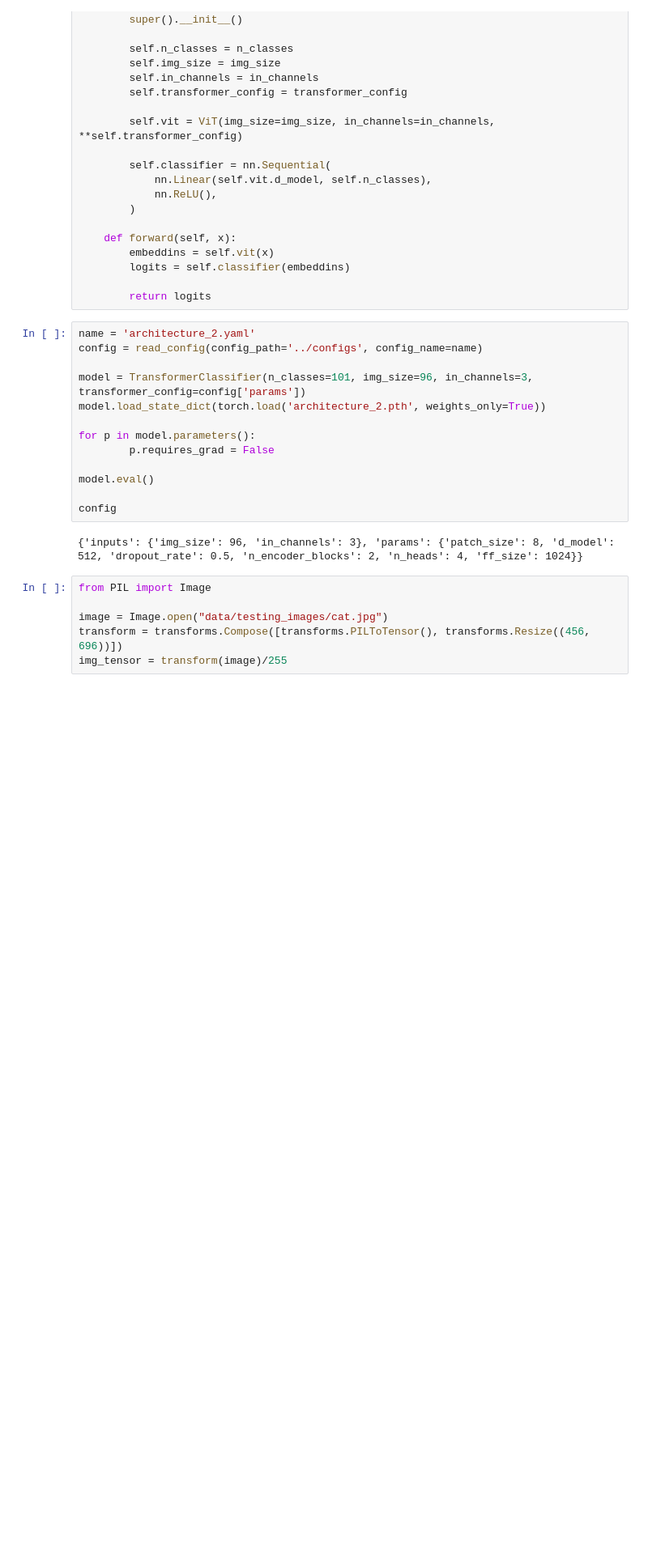
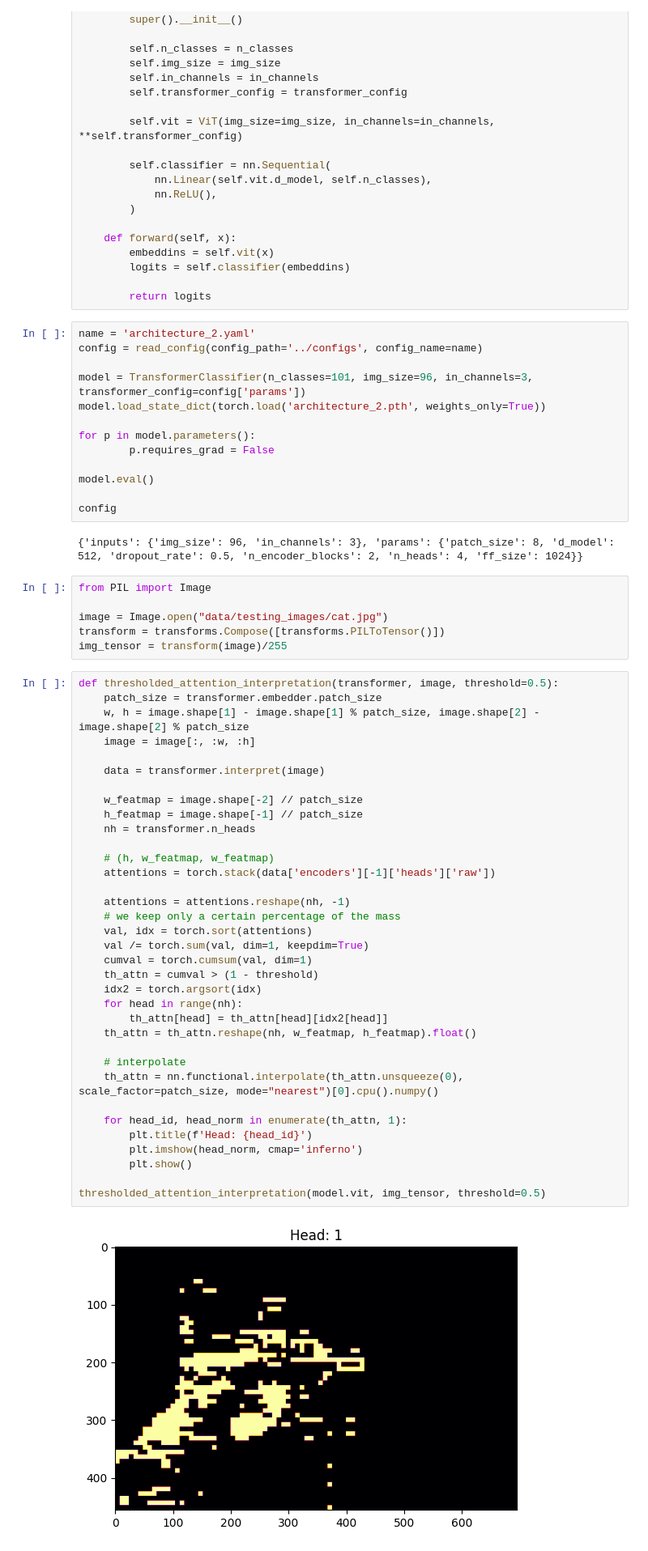
Before and after one commit to Hexy00123/F24-CV-Project, a Jupyter notebook: notebooks/interpret.ipynb, the cells around one changed output. Shown at 81% size. Cells and saved outputs as stored; diff of their text form; blank space fills up the shorter version.

Commit message:
feat: thresholded attention interpretation

```diff
--- a/notebooks/interpret.ipynb
+++ b/notebooks/interpret.ipynb
@@ -57,5 +57,42 @@ config
 from PIL import Image
 
 image = Image.open("data/testing_images/cat.jpg")
-transform = transforms.Compose([transforms.PILToTensor(), transforms.Resize((456, 696))])
+transform = transforms.Compose([transforms.PILToTensor()])
 img_tensor = transform(image)/255
+# %%
+def thresholded_attention_interpretation(transformer, image, threshold=0.5):
+    patch_size = transformer.embedder.patch_size
+    w, h = image.shape[1] - image.shape[1] % patch_size, image.shape[2] - image.shape[2] % patch_size
+    image = image[:, :w, :h]
+
+    data = transformer.interpret(image)
+
+    w_featmap = image.shape[-2] // patch_size
+    h_featmap = image.shape[-1] // patch_size
+    nh = transformer.n_heads
+
+    # (h, w_featmap, w_featmap)
+    attentions = torch.stack(data['encoders'][-1]['heads']['raw'])
+
+    attentions = attentions.reshape(nh, -1)
+    # we keep only a certain percentage of the mass
+    val, idx = torch.sort(attentions)
+    val /= torch.sum(val, dim=1, keepdim=True)
+    cumval = torch.cumsum(val, dim=1)
+    th_attn = cumval > (1 - threshold)
+    idx2 = torch.argsort(idx)
+    for head in range(nh):
+        th_attn[head] = th_attn[head][idx2[head]]
+    th_attn = th_attn.reshape(nh, w_featmap, h_featmap).float()
+
+    # interpolate
+    th_attn = nn.functional.interpolate(th_attn.unsqueeze(0), scale_factor=patch_size, mode="nearest")[0].cpu().numpy()
+
+    for head_id, head_norm in enumerate(th_attn, 1):
+        plt.title(f'Head: {head_id}')
+        plt.imshow(head_norm, cmap='inferno')
+        plt.show()
+
+thresholded_attention_interpretation(model.vit, img_tensor, threshold=0.5)
+# %% [output]
+[figure, added]
```
Also changed, not shown: parts of 2 cells of this notebook.
